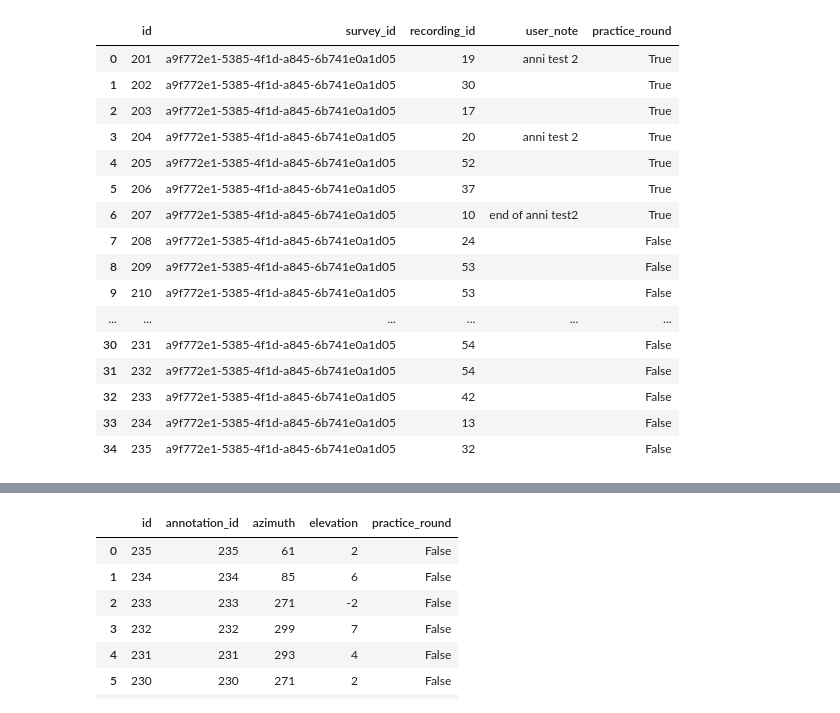
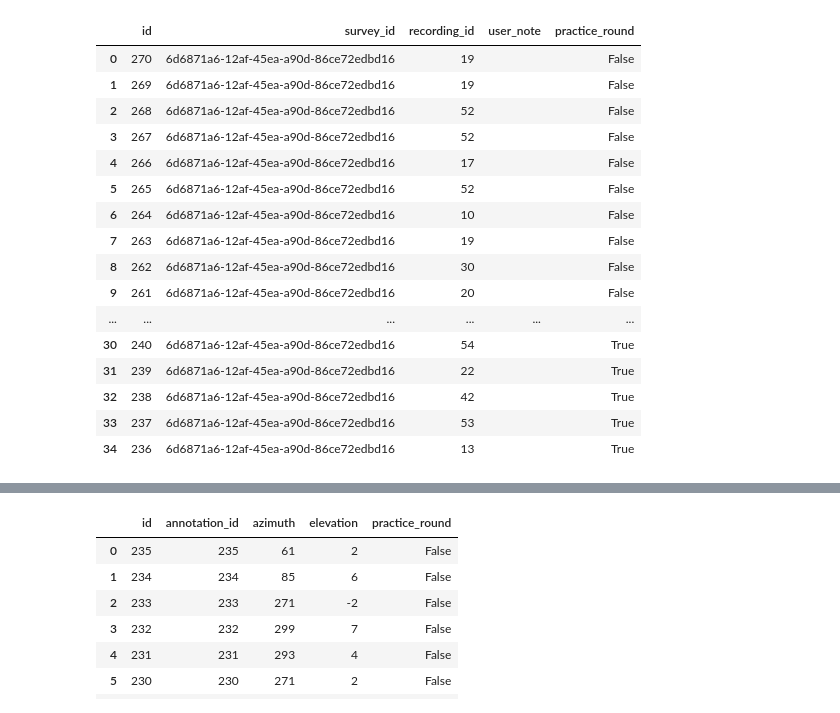
Before and after one commit to ANNIZHENG/Annotation-Interface-Noise-Burst, a Jupyter notebook: database/db.ipynb, the cells around one changed output, grey strips where cells are left out. Cells and saved outputs as stored; diff of their text form; code cells hidden in the pictures.

```diff
--- a/database/db.ipynb
+++ b/database/db.ipynb
@@ -14,23 +29,23 @@ pd.read_sql('''select * from "Survey" order by id desc;''',eng).head(1)
 # %%
-pd.read_sql('''select * from "Annotation" where survey_id = 'a9f772e1-5385-4f1d-a845-6b741e0a1d05' order by id;''',eng).head(28 + 7)
+pd.read_sql('''select * from "Annotation" where survey_id = '6d6871a6-12af-45ea-a90d-86ce72edbd16' order by id desc;''',eng)
 # %% [output]
 |  | id | survey_id | recording_id | user_note | practice_round |
-| 0 | 201 | a9f772e1-5385-4f1d-a845-6b741e0a1d05 | 19 | anni test 2 | True |
-| 1 | 202 | a9f772e1-5385-4f1d-a845-6b741e0a1d05 | 30 |  | True |
-| 2 | 203 | a9f772e1-5385-4f1d-a845-6b741e0a1d05 | 17 |  | True |
-| 3 | 204 | a9f772e1-5385-4f1d-a845-6b741e0a1d05 | 20 | anni test 2 | True |
-| 4 | 205 | a9f772e1-5385-4f1d-a845-6b741e0a1d05 | 52 |  | True |
-| 5 | 206 | a9f772e1-5385-4f1d-a845-6b741e0a1d05 | 37 |  | True |
-| 6 | 207 | a9f772e1-5385-4f1d-a845-6b741e0a1d05 | 10 | end of anni test2 | True |
-| 7 | 208 | a9f772e1-5385-4f1d-a845-6b741e0a1d05 | 24 |  | False |
-| 8 | 209 | a9f772e1-5385-4f1d-a845-6b741e0a1d05 | 53 |  | False |
-| 9 | 210 | a9f772e1-5385-4f1d-a845-6b741e0a1d05 | 53 |  | False |
+| 0 | 270 | 6d6871a6-12af-45ea-a90d-86ce72edbd16 | 19 |  | False |
+| 1 | 269 | 6d6871a6-12af-45ea-a90d-86ce72edbd16 | 19 |  | False |
+| 2 | 268 | 6d6871a6-12af-45ea-a90d-86ce72edbd16 | 52 |  | False |
+| 3 | 267 | 6d6871a6-12af-45ea-a90d-86ce72edbd16 | 52 |  | False |
+| 4 | 266 | 6d6871a6-12af-45ea-a90d-86ce72edbd16 | 17 |  | False |
+| 5 | 265 | 6d6871a6-12af-45ea-a90d-86ce72edbd16 | 52 |  | False |
+| 6 | 264 | 6d6871a6-12af-45ea-a90d-86ce72edbd16 | 10 |  | False |
+| 7 | 263 | 6d6871a6-12af-45ea-a90d-86ce72edbd16 | 19 |  | False |
+| 8 | 262 | 6d6871a6-12af-45ea-a90d-86ce72edbd16 | 30 |  | False |
+| 9 | 261 | 6d6871a6-12af-45ea-a90d-86ce72edbd16 | 20 |  | False |
 | ... | ... | ... | ... | ... | ... |
-| 30 | 231 | a9f772e1-5385-4f1d-a845-6b741e0a1d05 | 54 |  | False |
-| 31 | 232 | a9f772e1-5385-4f1d-a845-6b741e0a1d05 | 54 |  | False |
-| 32 | 233 | a9f772e1-5385-4f1d-a845-6b741e0a1d05 | 42 |  | False |
-| 33 | 234 | a9f772e1-5385-4f1d-a845-6b741e0a1d05 | 13 |  | False |
-| 34 | 235 | a9f772e1-5385-4f1d-a845-6b741e0a1d05 | 32 |  | False |
+| 30 | 240 | 6d6871a6-12af-45ea-a90d-86ce72edbd16 | 54 |  | True |
+| 31 | 239 | 6d6871a6-12af-45ea-a90d-86ce72edbd16 | 22 |  | True |
+| 32 | 238 | 6d6871a6-12af-45ea-a90d-86ce72edbd16 | 42 |  | True |
+| 33 | 237 | 6d6871a6-12af-45ea-a90d-86ce72edbd16 | 53 |  | True |
+| 34 | 236 | 6d6871a6-12af-45ea-a90d-86ce72edbd16 | 13 |  | True |
 # %%
 pd.read_sql('''select * from "Interaction" order by id desc;''',eng).head(200)
 # %% [output]
```
Also changed, not shown: parts of 2 cells of this notebook, 7 other files.
